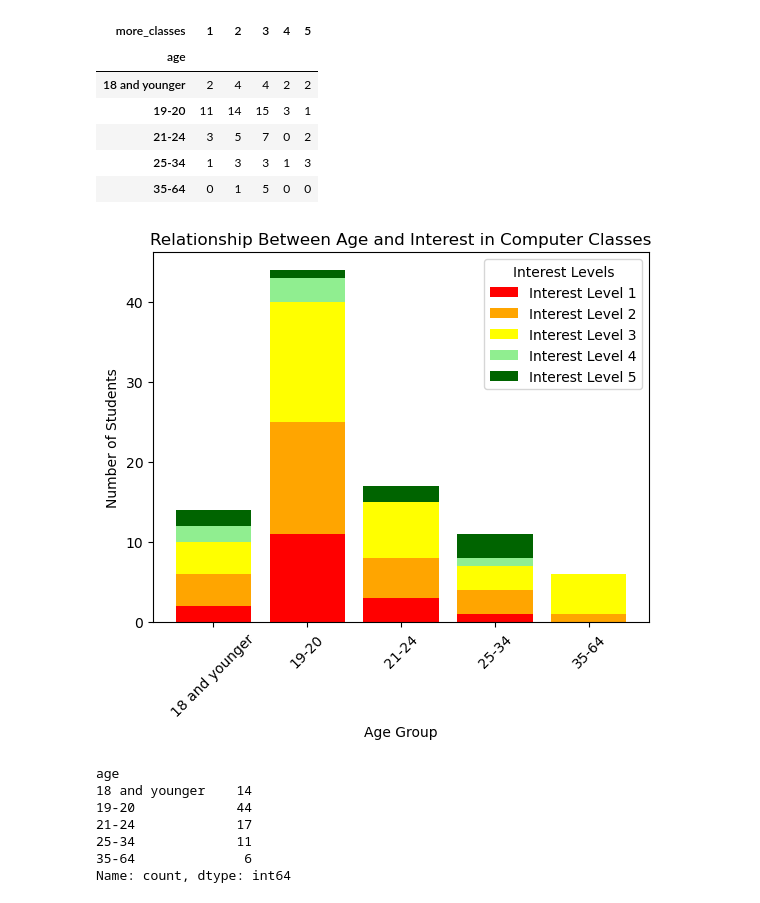
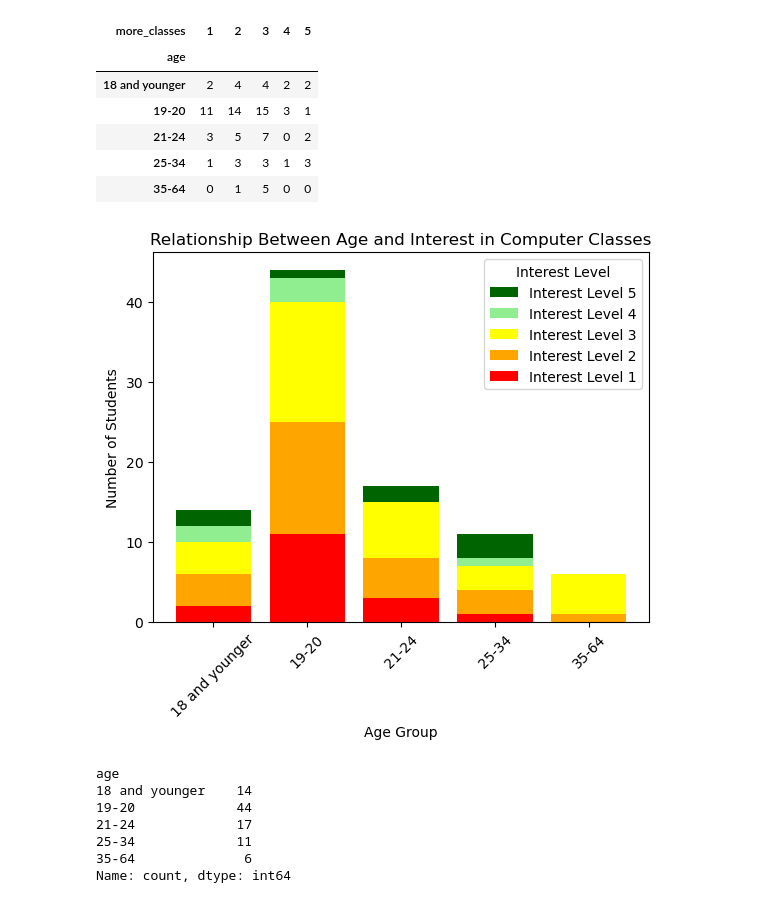
Before and after one commit to Codes3go/--Project-1---Recruitment-Improvement, a Jupyter notebook: Project1 part 3.ipynb, the cells around one changed output. Cells and saved outputs as stored; diff of their text form; code cells hidden in the pictures.

```diff
--- a/Project1 part 3.ipynb
+++ b/Project1 part 3.ipynb
@@ -90,35 +90,39 @@ ages = (
     "19-20",
     "21-24",
     "25-34",
     "35-64"
 )
 interest_level = {
     "Interest Level 1": np.array([2, 11, 3, 1, 0]),
     "Interest Level 2": np.array([4, 14, 5, 3, 1]),
     "Interest Level 3": np.array([4, 15, 7, 3, 5]),
     "Interest Level 4": np.array([2, 3, 0, 1, 0]),
     "Interest Level 5": np.array([2, 1, 2, 3, 0])
 }
 width = 0.8
 
 fig, ax = plt.subplots()
 bottom = np.zeros(5)
 
 color_index = 0
 for interest, interest_level in interest_level.items():
     p = ax.bar(ages, interest_level, width, label=interest, bottom=bottom, color=colors[color_index])
     bottom += interest_level
     color_index += 1
 
+handles, labels = ax.get_legend_handles_labels()
+
+# reverses the order of handles and labels for the legend
+ax.legend(handles[::-1], labels[::-1], title='Interest Level')
+
 plt.title('Relationship Between Age and Interest in Computer Classes')
 plt.xlabel('Age Group')
 plt.ylabel('Number of Students')
 plt.xticks(rotation=45)  # Rotate x-axis labels
-plt.legend(title='Interest Levels')
 
 plt.show()
 # %% [output]
-[figure, old version]
+[figure, new version]
 # %%
 age_count = data['age'].value_counts().sort_index()
 age_count
```
Also changed, not shown: parts of 11 cells of this notebook.
